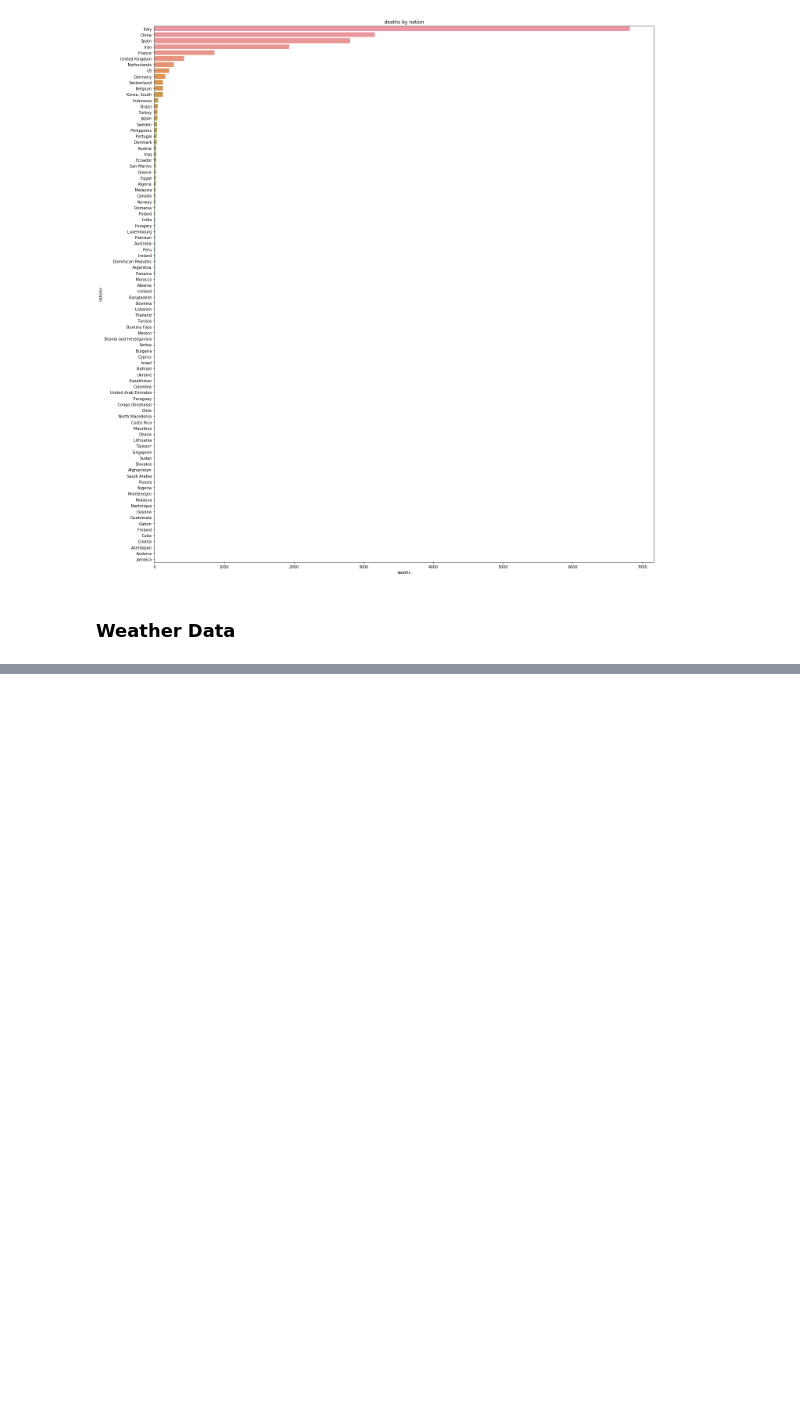
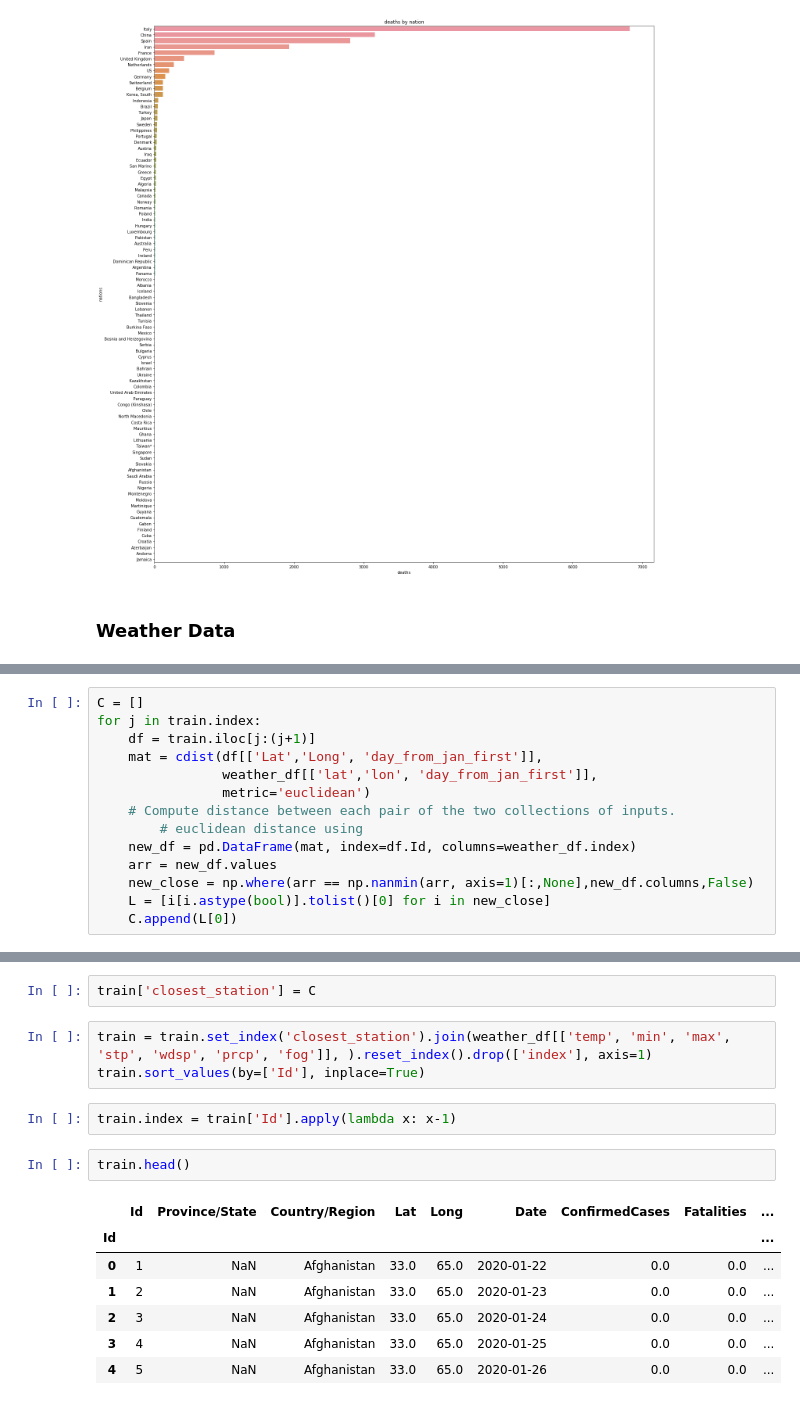
Before and after one commit to sdlee1026/machine, a Jupyter notebook: kaggle/COVID/0326.ipynb, the cells around one changed output, grey strips where cells are left out. Cells and saved outputs as stored; diff of their text form; blank space fills up the shorter version.

Commit message:
Update COVID weather data and RF prepare

```diff
--- a/kaggle/COVID/0326.ipynb
+++ b/kaggle/COVID/0326.ipynb
@@ -324,0 +325,14 @@ Name: Date, Length: 17892, dtype: object
+# %%
+C = []
+for j in train.index:
+    df = train.iloc[j:(j+1)]
+    mat = cdist(df[['Lat','Long', 'day_from_jan_first']],
+                weather_df[['lat','lon', 'day_from_jan_first']],
+                metric='euclidean')
+    # Compute distance between each pair of the two collections of inputs.
+        # euclidean distance using
+    new_df = pd.DataFrame(mat, index=df.Id, columns=weather_df.index)
+    arr = new_df.values
+    new_close = np.where(arr == np.nanmin(arr, axis=1)[:,None],new_df.columns,False)
+    L = [i[i.astype(bool)].tolist()[0] for i in new_close]
+    C.append(L[0])
@@ -324,0 +362,17 @@ Name: Date, Length: 17892, dtype: object
+# %%
+train['closest_station'] = C
+# %%
+train = train.set_index('closest_station').join(weather_df[['temp', 'min', 'max', 'stp', 'wdsp', 'prcp', 'fog']], ).reset_index().drop(['index'], axis=1)
+train.sort_values(by=['Id'], inplace=True)
+# %%
+train.index = train['Id'].apply(lambda x: x-1)
+# %%
+train.head()
+# %% [output]
+|  | Id | Province/State | Country/Region | Lat | Long | Date | ConfirmedCases | Fatalities | ... |
+| Id |  |  |  |  |  |  |  |  | ... |
+| 0 | 1 | NaN | Afghanistan | 33.0 | 65.0 | 2020-01-22 | 0.0 | 0.0 | ... |
+| 1 | 2 | NaN | Afghanistan | 33.0 | 65.0 | 2020-01-23 | 0.0 | 0.0 | ... |
+| 2 | 3 | NaN | Afghanistan | 33.0 | 65.0 | 2020-01-24 | 0.0 | 0.0 | ... |
+| 3 | 4 | NaN | Afghanistan | 33.0 | 65.0 | 2020-01-25 | 0.0 | 0.0 | ... |
+| 4 | 5 | NaN | Afghanistan | 33.0 | 65.0 | 2020-01-26 | 0.0 | 0.0 | ... |
```
Also changed, not shown: parts of 28 cells of this notebook, 2 other files.
